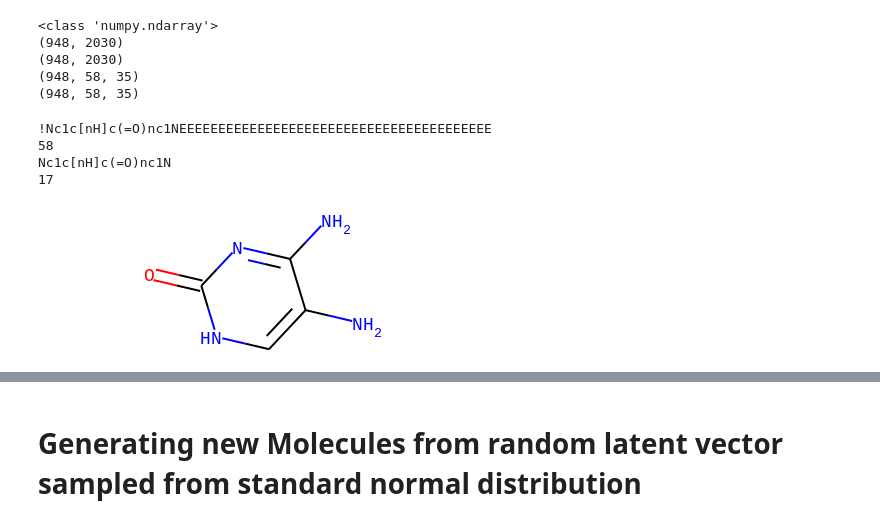
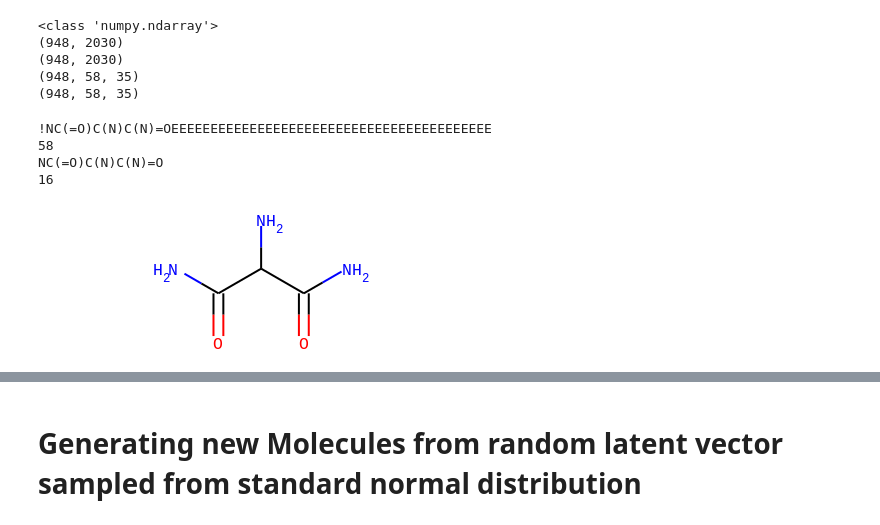
Before and after one commit to chandagrover/Machine-Learning, a Jupyter notebook: 2SMILEVAEGeneration.ipynb, the cells around one changed output, grey strips where cells are left out. Saved outputs shown, nothing was run; the diff lists cells and outputs as text; code cells hidden in the pictures.

```diff
--- a/2SMILEVAEGeneration.ipynb
+++ b/2SMILEVAEGeneration.ipynb
@@ -355,22 +362,22 @@ print(test.shape)
 (948, 58, 35)
 # %%
 # Going back from vectorized form back to a readable string
-idx=15
+idx=25
 temp_str="".join([int_to_char[idx] for idx in np.argmax(test[idx,:,:], axis=1)])
 print(temp_str)
 print(len(temp_str))
 temp_str = re.sub('!|E',"", temp_str)
 print(temp_str)
 print(len(temp_str))
 
 m = Chem.MolFromSmiles(temp_str)
 m
 # %% [output]
-!Nc1c[nH]c(=O)nc1NEEEEEEEEEEEEEEEEEEEEEEEEEEEEEEEEEEEEEEEE
+!NC(=O)C(N)C(N)=OEEEEEEEEEEEEEEEEEEEEEEEEEEEEEEEEEEEEEEEEE
 58
-Nc1c[nH]c(=O)nc1N
-17
+NC(=O)C(N)C(N)=O
+16
-[figure, old version]
+[figure, new version]
 # %%
 # Going back from vectorized form back to a readable string
 temp_str="".join([int_to_char[idx] for idx in np.argmax(reconst_test[idx,:,:], axis=1)])
```
Also changed, not shown: parts of 15 cells of this notebook.
